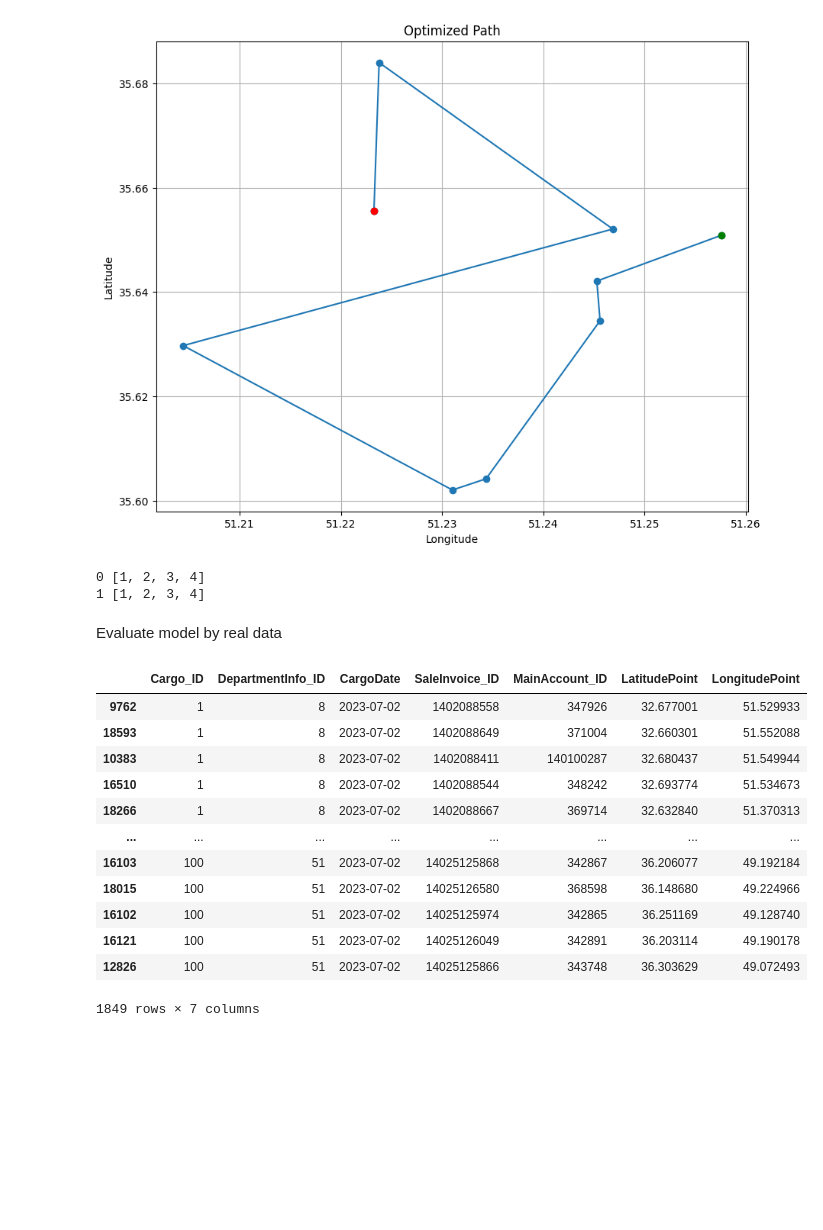
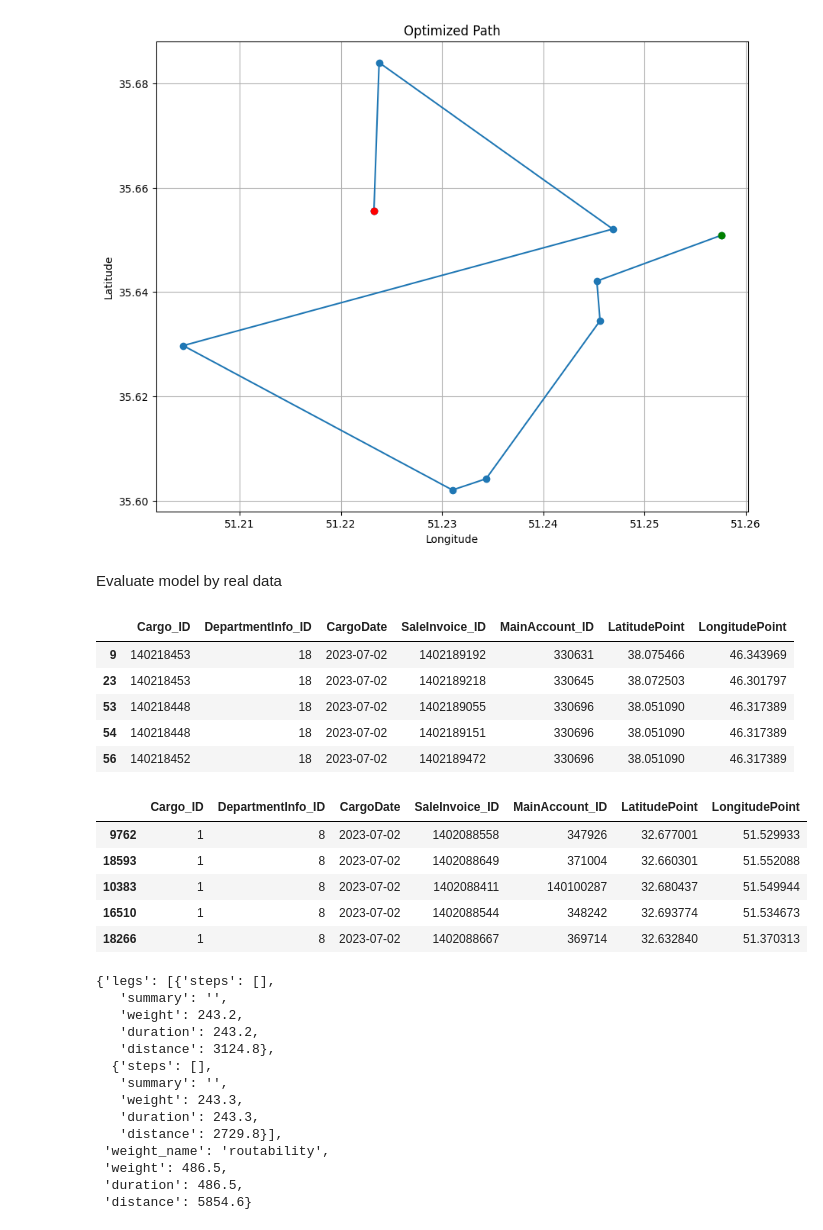
Before and after one commit to DevNerds2020/coordinate-recommender-for-visitors, a Jupyter notebook: test-workbench.ipynb, the cells around one changed output. Cells and saved outputs as stored; diff of their text form; code cells hidden in the pictures; blank space fills up the shorter version.

```diff
--- a/test-workbench.ipynb
+++ b/test-workbench.ipynb
@@ -568,41 +435,39 @@ plt.grid()
 plt.show()
 # %% [output]
 [figure]
-# %%
-test = [[1, 2, 3, 4], [1, 2, 3, 4]]
-
-for val, j in enumerate(test):
-    print(val, j)
-# %% [output]
-0 [1, 2, 3, 4]
-1 [1, 2, 3, 4]
 # %% [markdown]
 Evaluate model by real data
+# %%
+df_real_data = pd.read_excel('CargoSample.xlsx')
+df_real_data = df_real_data.loc[df_real_data['CargoDate'] == '2023-07-02']
+df_real_data = df_real_data.dropna()
+df_real_data = df_real_data[df_real_data['LatitudePoint'] > 0]
+df_real_data.head()
+# %% [output]
+|  | Cargo_ID | DepartmentInfo_ID | CargoDate | SaleInvoice_ID | MainAccount_ID | LatitudePoint | LongitudePoint |
+| 9 | 140218453 | 18 | 2023-07-02 | 1402189192 | 330631 | 38.075466 | 46.343969 |
+| 23 | 140218453 | 18 | 2023-07-02 | 1402189218 | 330645 | 38.072503 | 46.301797 |
+| 53 | 140218448 | 18 | 2023-07-02 | 1402189055 | 330696 | 38.051090 | 46.317389 |
+| 54 | 140218448 | 18 | 2023-07-02 | 1402189151 | 330696 | 38.051090 | 46.317389 |
+| 56 | 140218452 | 18 | 2023-07-02 | 1402189472 | 330696 | 38.051090 | 46.317389 |
 # %%
 df2 = pd.read_excel('CargoSample.xlsx')
 df2 = df2.loc[df2['CargoDate'] == '2023-07-02']
 df2 = df2.dropna()
 df2 = df2.sort_values('Cargo_ID')
 a = -1
 b = 0
 df2 = df2[df2['LatitudePoint'] > 0]
 for ind, val in enumerate(df2['Cargo_ID'].to_list()):
     if val != a:
         a = val
         b += 1
         df2 = df2.replace([val], b)
-df2
+df2.head()
 # %% [output]
 |  | Cargo_ID | DepartmentInfo_ID | CargoDate | SaleInvoice_ID | MainAccount_ID | LatitudePoint | LongitudePoint |
 | 9762 | 1 | 8 | 2023-07-02 | 1402088558 | 347926 | 32.677001 | 51.529933 |
 | 18593 | 1 | 8 | 2023-07-02 | 1402088649 | 371004 | 32.660301 | 51.552088 |
 | 10383 | 1 | 8 | 2023-07-02 | 1402088411 | 140100287 | 32.680437 | 51.549944 |
 | 16510 | 1 | 8 | 2023-07-02 | 1402088544 | 348242 | 32.693774 | 51.534673 |
 | 18266 | 1 | 8 | 2023-07-02 | 1402088667 | 369714 | 32.632840 | 51.370313 |
-| ... | ... | ... | ... | ... | ... | ... | ... |
-| 16103 | 100 | 51 | 2023-07-02 | 14025125868 | 342867 | 36.206077 | 49.192184 |
-| 18015 | 100 | 51 | 2023-07-02 | 14025126580 | 368598 | 36.148680 | 49.224966 |
-| 16102 | 100 | 51 | 2023-07-02 | 14025125974 | 342865 | 36.251169 | 49.128740 |
-| 16121 | 100 | 51 | 2023-07-02 | 14025126049 | 342891 | 36.203114 | 49.190178 |
-| 12826 | 100 | 51 | 2023-07-02 | 14025125866 | 343748 | 36.303629 | 49.072493 |
-1849 rows × 7 columns
@@ -609 +491,18 @@ df2
+# %%
+route_1
+# %% [output]
+{'legs': [{'steps': [],
+   'summary': '',
+   'weight': 243.2,
+   'duration': 243.2,
+   'distance': 3124.8},
+  {'steps': [],
+   'summary': '',
+   'weight': 243.3,
+   'duration': 243.3,
+   'distance': 2729.8}],
+ 'weight_name': 'routability',
+ 'weight': 486.5,
+ 'duration': 486.5,
+ 'distance': 5854.6}
 # %%
```
Also changed, not shown: parts of 39 cells of this notebook, 4 other files.
